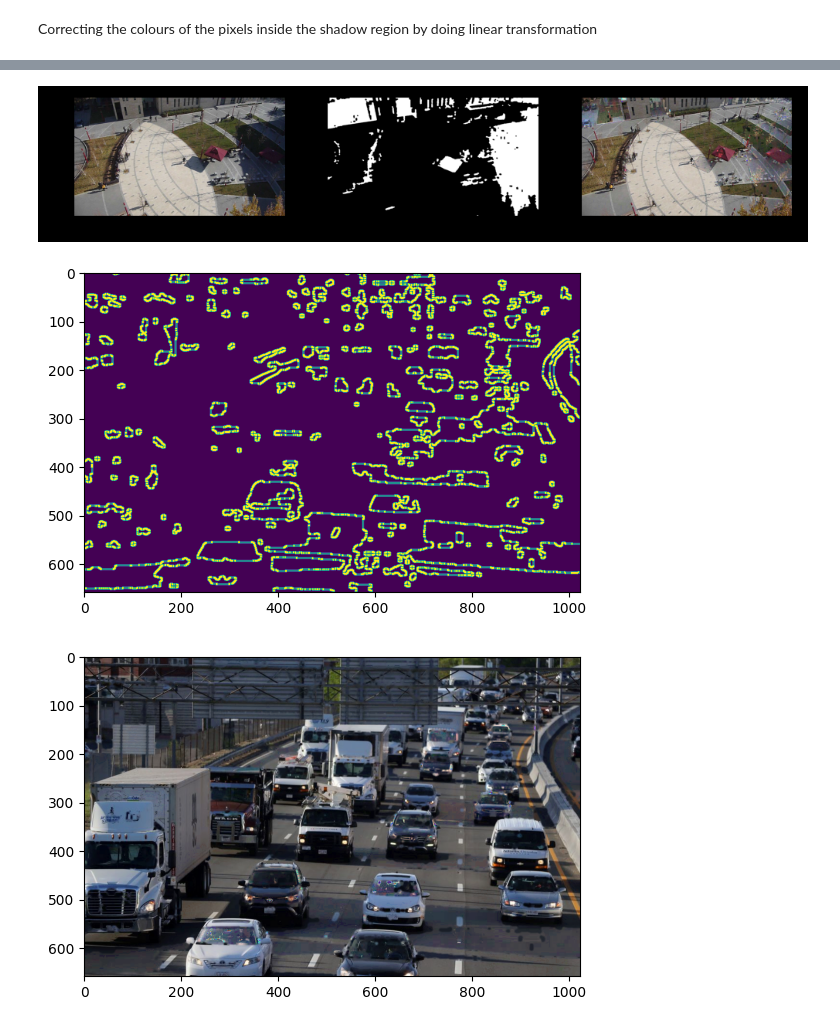
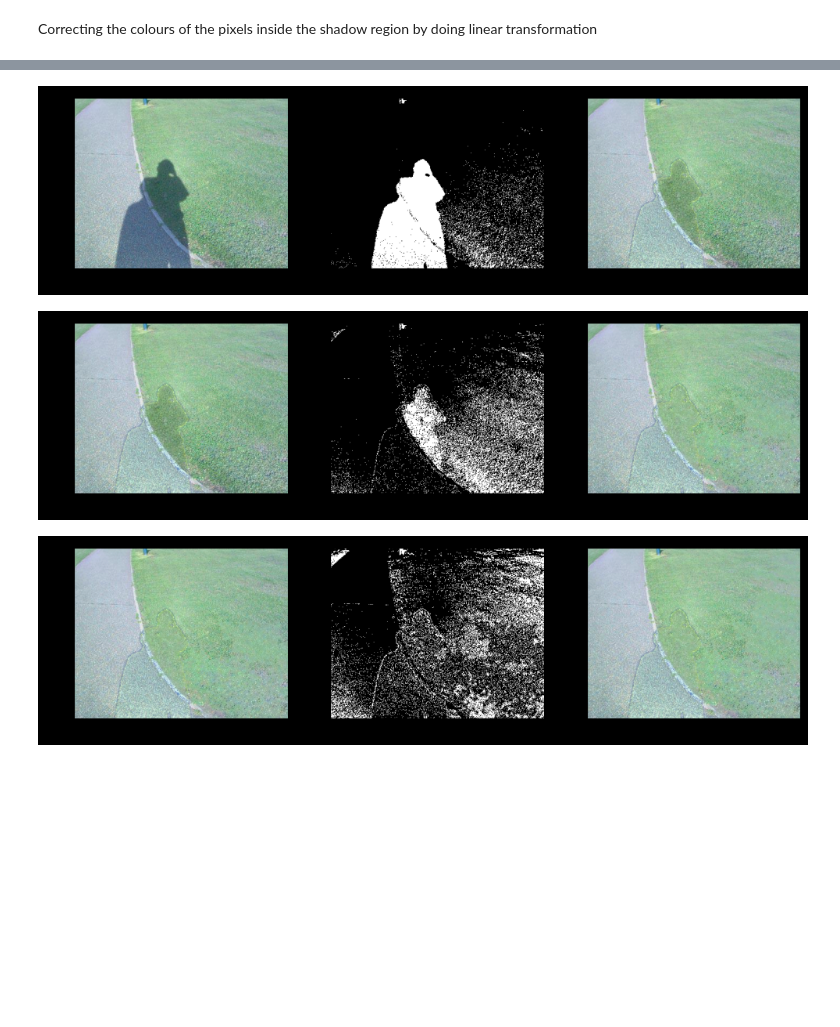
Before and after one commit to Asharma538/CV_Project, a Jupyter notebook: trial/shadow_remover.ipynb, the cells around one changed output, grey strips where cells are left out. Drawn from its saved outputs; the diff is of its cells as text; code cells hidden in the pictures; blank space fills up the shorter version.

```diff
--- a/trial/shadow_remover.ipynb
+++ b/trial/shadow_remover.ipynb
@@ -311,9 +312,9 @@ def process_image_file(image: np.ndarray,
 
     shadow_clear = image
 
-    mask = calculate_mask(image, ab_threshold, region_adjustment_kernel_size, method)
+    # mask = calculate_mask(shadow_clear, ab_threshold, region_adjustment_kernel_size, method)
 
-    rgb_mask = cv2.cvtColor(mask, cv2.COLOR_GRAY2RGB)
+    # rgb_mask = cv2.cvtColor(mask, cv2.COLOR_GRAY2RGB)
 
     if plot_results:
         for _ in range(itr):
@@ -321,6 +322,9 @@ def process_image_file(image: np.ndarray,
 
             plt.subplot(1,3,1)
             plt.imshow(shadow_clear)
+
+            mask = calculate_mask(shadow_clear, ab_threshold, region_adjustment_kernel_size, method)
+            rgb_mask = cv2.cvtColor(mask, cv2.COLOR_GRAY2RGB)
 
             shadow_clear = remove_shadows(shadow_clear,
                                           mask,
@@ -343,7 +347,7 @@ def process_image_file(image: np.ndarray,
 
     return image, mask, shadow_clear
 # %%
-image_path = "../Images/image7.jpg"
+image_path = "../Images/image1.jpg"
 image = cv2.cvtColor(cv2.imread(image_path),cv2.COLOR_BGR2RGB)
 plt.imshow(image)
 # %% [output]
@@ -352,31 +365,11 @@ plt.imshow(image)
 # %%
 org_image, mask, image_clear = process_image_file(image=image,
-                                                  itr=1,
-                                                  method=2,
-                                                  ab_threshold = -255,
-                                                  lab_adjustment=False,
-                                                  region_adjustment_kernel_size= 7,
-                                                  shadow_dilation_kernel_size = 7,
-                                                  shadow_dilation_iteration = 7,
+                                                  itr=3,method=3,
+                                                  ab_threshold = -255,lab_adjustment=True,
+                                                  region_adjustment_kernel_size= 7,shadow_dilation_kernel_size = 7,shadow_dilation_iteration = 7,
                                                   shadow_size_threshold = 2500,
-                                                  save = False,
-                                                  verbose = False,
-                                                  plot_results=True)
+                                                  save = False,verbose = False,plot_results=True)
 # %% [output]
-[figure, old version]
+[figure, new version]
+[figure, added]
+[figure, added]
-# %%
-gX = cv2.Sobel(mask, ddepth=cv2.CV_32F, dx=1, dy=0, ksize=5)
-gY = cv2.Sobel(mask, ddepth=cv2.CV_32F, dx=0, dy=1, ksize=5)
-
-gX = cv2.convertScaleAbs(gX)
-gY = cv2.convertScaleAbs(gY)
-
-gXY = cv2.addWeighted(gX, 0.5, gY, 0.5, 0)
-plt.imshow(gXY)
-plt.show()
-
-plt.imshow(cv2.inpaint(image_clear,gXY,3,cv2.INPAINT_TELEA))
-plt.show()
-# %% [output]
-[figure, removed]
-[figure, removed]
```
Also changed, not shown: parts of 4 cells of this notebook.
